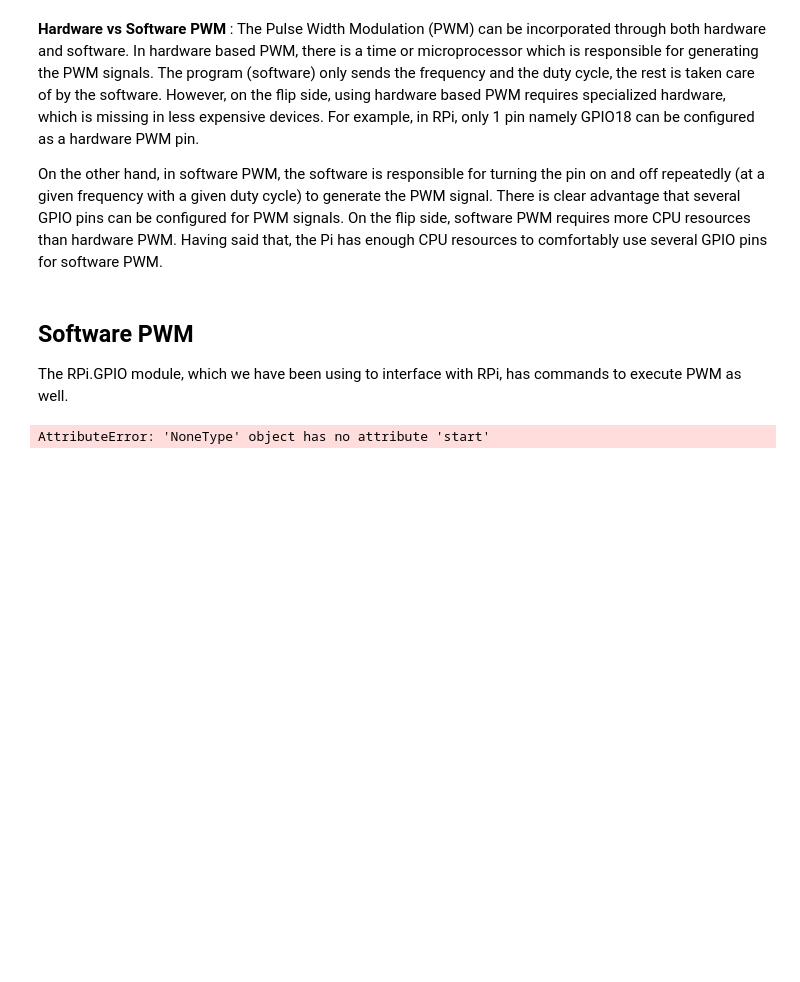
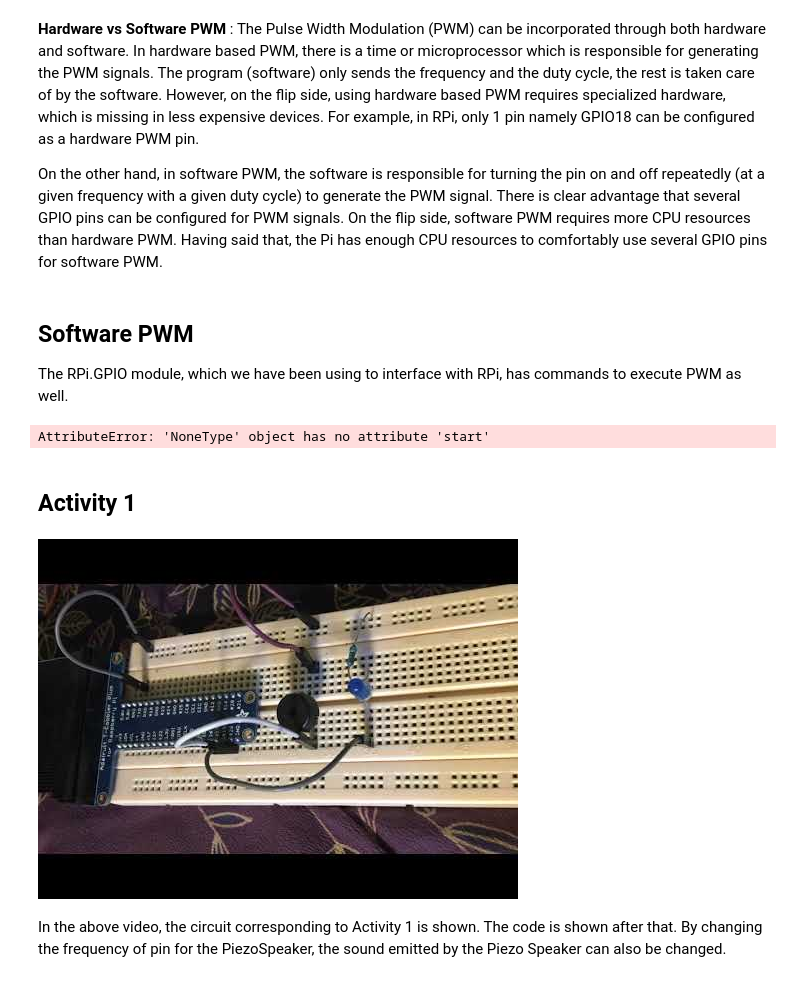
Before and after one commit to vishishere123/Intro_To_Robotics, a Jupyter notebook: LevelB/Lesson4_Import_PWM.ipynb, the cells around one changed output. Cells and saved outputs as stored; diff of their text form; code cells hidden in the pictures; blank space fills up the shorter version.

Commit message:
After matrix style switching

```diff
--- a/LevelB/Lesson4_Import_PWM.ipynb
+++ b/LevelB/Lesson4_Import_PWM.ipynb
@@ -160,3 +160,5 @@ pwm.ChangeDutyCycle(duty_cycle -20)  # Changes the duty cycle of the pwm signal.
 pwm.stop()
 # %% [output]
 AttributeError: 'NoneType' object has no attribute 'start'
+# %% [markdown]
+## Activity 1
@@ -162,0 +167,4 @@ AttributeError: 'NoneType' object has no attribute 'start'
+# %%
+YouTubeVideo(id = 'bqhYbvwgm1c')
+# %% [output]
+[figure, added]
@@ -162,0 +184,2 @@ AttributeError: 'NoneType' object has no attribute 'start'
+# %% [markdown]
+In the above video, the circuit corresponding to Activity 1 is shown. The code is shown after that. By changing the frequency of pin for the PiezoSpeaker, the sound emitted by the Piezo Speaker can also be changed.
```
Also changed, not shown: parts of 2 cells of this notebook, 18 other files.
